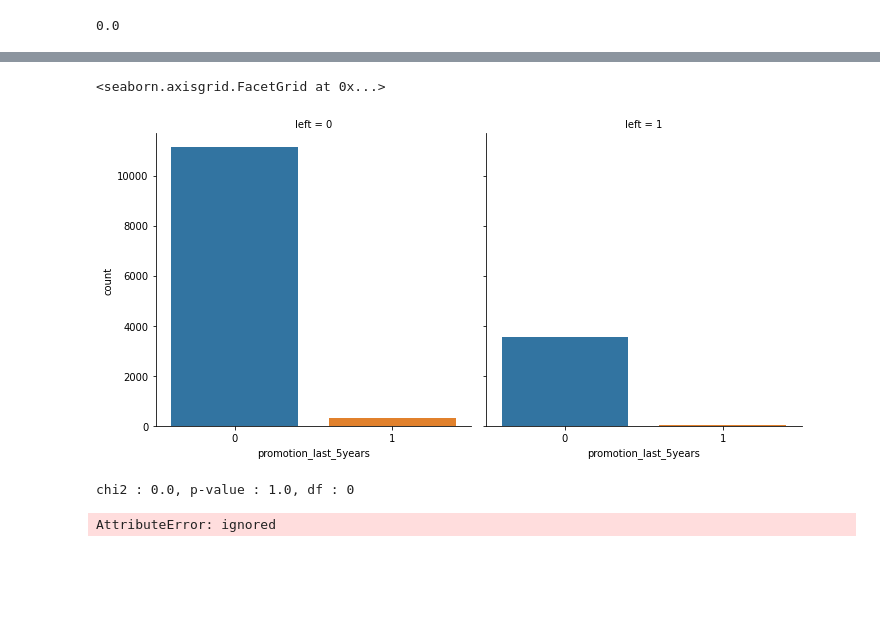
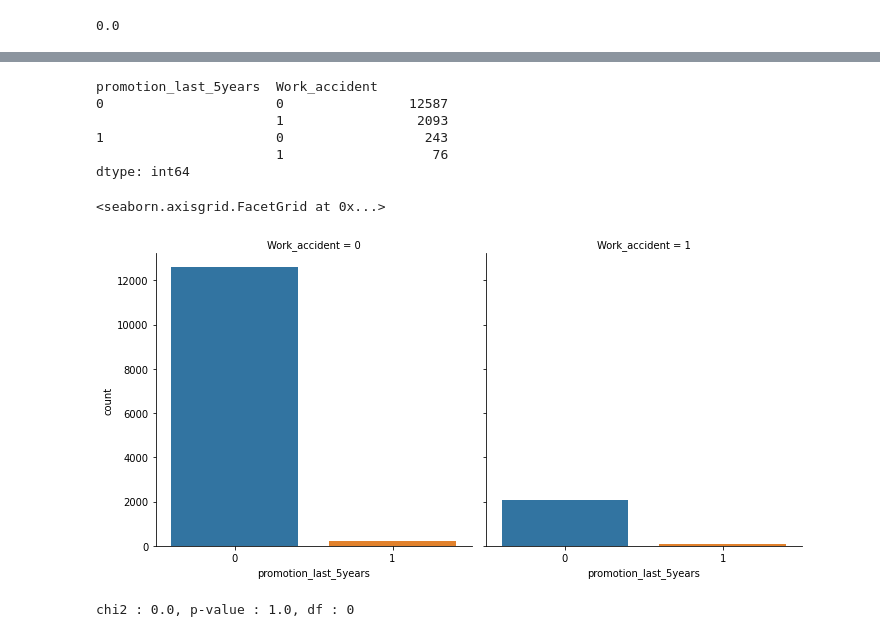
Before and after one commit to haylee94/Section-2_Project-, a Jupyter notebook: section2_project.ipynb, the cells around one changed output, grey strips where cells are left out. Saved outputs shown, nothing was run; the diff lists cells and outputs as text; code cells hidden in the pictures; blank space fills up the shorter version.

```diff
--- a/section2_project.ipynb
+++ b/section2_project.ipynb
@@ -553,10 +534,20 @@ df_promotion
+# %%
+Work = df.groupby(['promotion_last_5years','Work_accident']).size()
+Work
+# %% [output]
+promotion_last_5years  Work_accident
+0                      0                12587
+                       1                 2093
+1                      0                  243
+                       1                   76
+dtype: int64
 # %%
 import seaborn as sns
 
 # kind에 count를 넣어주는 것에 주목합시다.
-sns.catplot(data=df, x="promotion_last_5years",col="left",kind="count",col_wrap=2)
+sns.catplot(data=df, x="promotion_last_5years",col="Work_accident",kind="count",col_wrap=2)
 # %% [output]
 <seaborn.axisgrid.FacetGrid at 0x...>
-[figure, old version]
+[figure, new version]
 # %%
 import scipy.stats as stats
@@ -574,7 +560,0 @@ chi2 : 0.0, p-value : 1.0, df : 0
-# %%
-# 퇴직여부(left)와 사건사고여부(Work_accident)으로 묶어낸 다음, 빈도(size)를 확인
-
-df_acc = df.groupby(['Work_accident','left']).size()
-df_acc
-# %% [output]
-AttributeError: ignored
```
Also changed, not shown: parts of 99 cells of this notebook.
